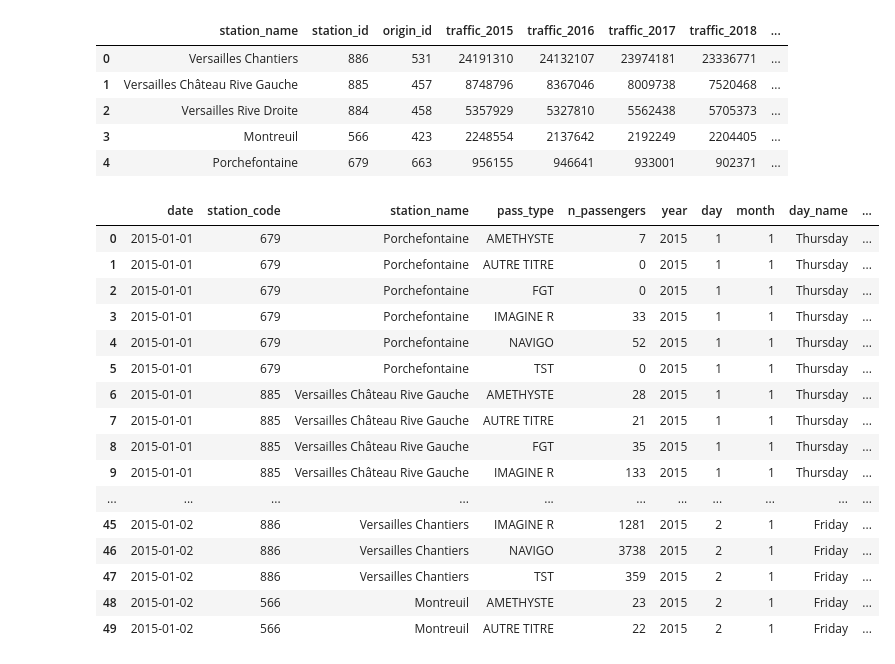
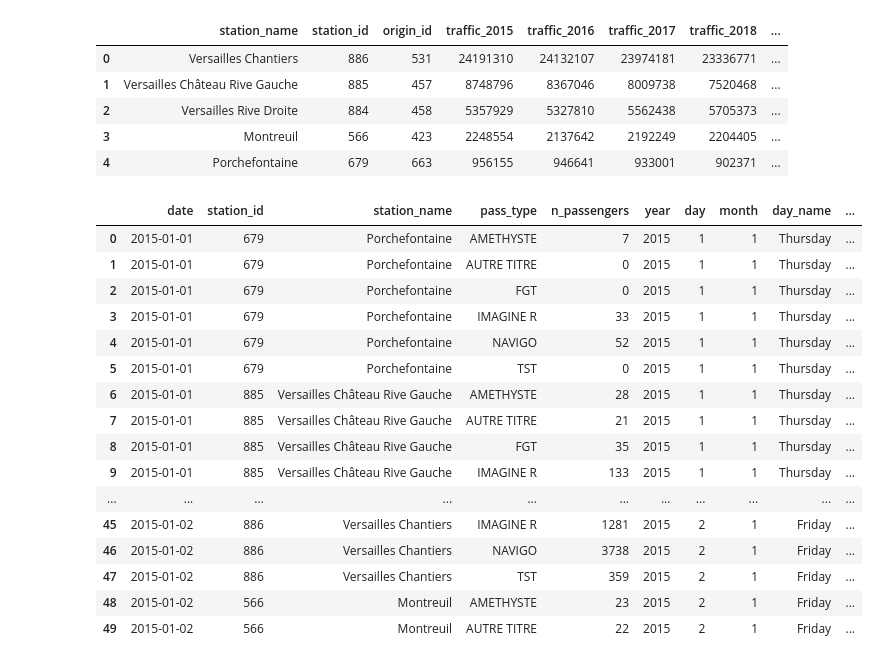
Before and after one commit to lucas-lfp/even-flow__railway-traffic-dashboard, a Jupyter notebook: ef_versailles.ipynb, the cells around one changed output. Drawn from its saved outputs; the diff is of its cells as text; code cells hidden in the pictures.

```diff
--- a/ef_versailles.ipynb
+++ b/ef_versailles.ipynb
@@ -117,19 +117,19 @@ df23_s1['JOUR'] = pd.to_datetime(df23_s1['JOUR'], format = '%Y-%m-%d')
 # %%
 daily = pd.concat([df2, df23_s1]).reset_index(drop = True)
 daily = daily.drop(["CODE_STIF_TRNS", "CODE_STIF_RES", "ID_REFA_LDA", "lda"], axis = 1)
-daily = daily.rename(columns = {"JOUR" : "date", "CODE_STIF_ARRET" : "station_code", "LIBELLE_ARRET" : "station_name", "CATEGORIE_TITRE" : "pass_type", "NB_VALD" : "n_passengers"})
-daily['station_name'] = daily['station_code'].map(stif_code_reverse)
+daily = daily.rename(columns = {"JOUR" : "date", "CODE_STIF_ARRET" : "station_id", "LIBELLE_ARRET" : "station_name", "CATEGORIE_TITRE" : "pass_type", "NB_VALD" : "n_passengers"})
+daily['station_name'] = daily['station_id'].map(stif_code_reverse)
 daily['n_passengers'] = daily.apply(lambda row: 0 if row['n_passengers'] == "Moins de 5" else row['n_passengers'], axis = 1)
 daily['n_passengers'] = daily['n_passengers'].astype("int")
 daily['year'] = daily['date'].dt.year
 daily['day'] = daily['date'].dt.day
 daily['month'] = daily['date'].dt.month
 daily['day_name'] = daily['date'].dt.day_name()
 daily['month_name'] = daily['date'].dt.month_name()
 
 daily.head(50)
 # %% [output]
-|  | date | station_code | station_name | pass_type | n_passengers | year | day | month | day_name | ... |
+|  | date | station_id | station_name | pass_type | n_passengers | year | day | month | day_name | ... |
 | 0 | 2015-01-01 | 679 | Porchefontaine | AMETHYSTE | 7 | 2015 | 1 | 1 | Thursday | ... |
 | 1 | 2015-01-01 | 679 | Porchefontaine | AUTRE TITRE | 0 | 2015 | 1 | 1 | Thursday | ... |
 | 2 | 2015-01-01 | 679 | Porchefontaine | FGT | 0 | 2015 | 1 | 1 | Thursday | ... |
```
Also changed, not shown: parts of 10 cells of this notebook.
